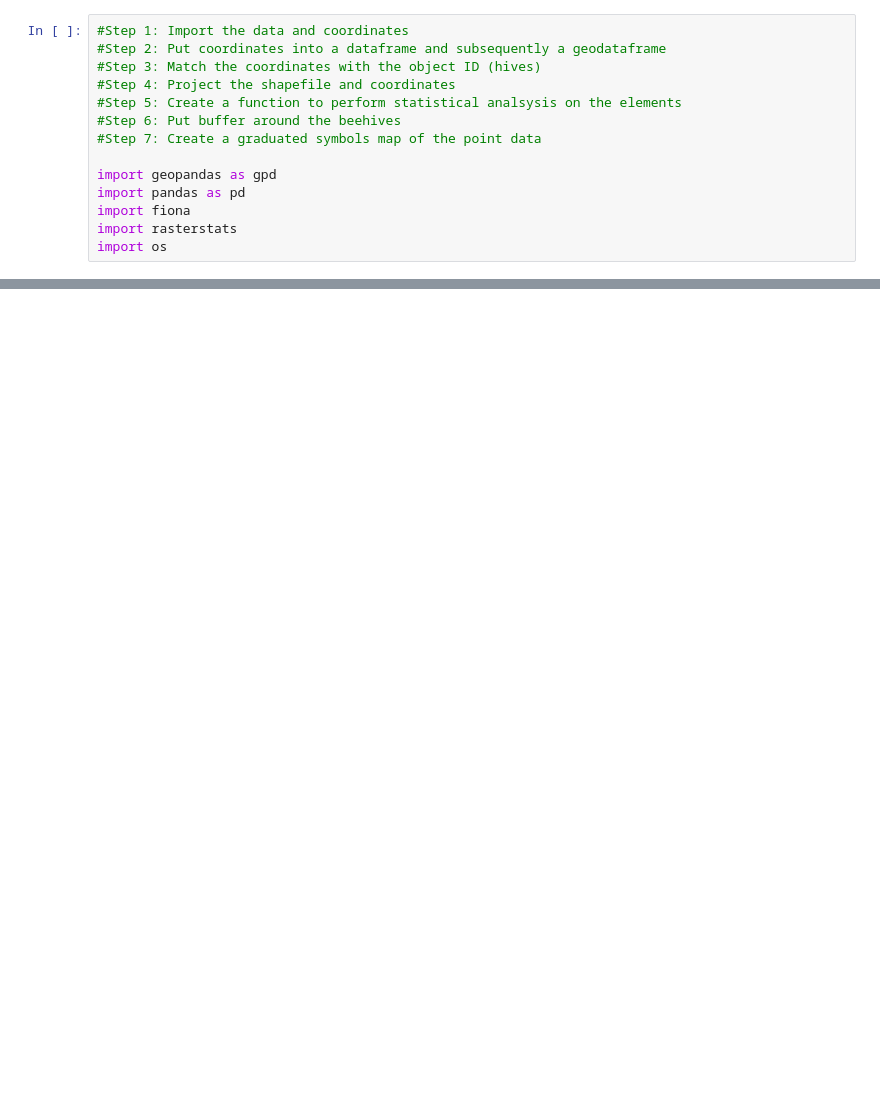
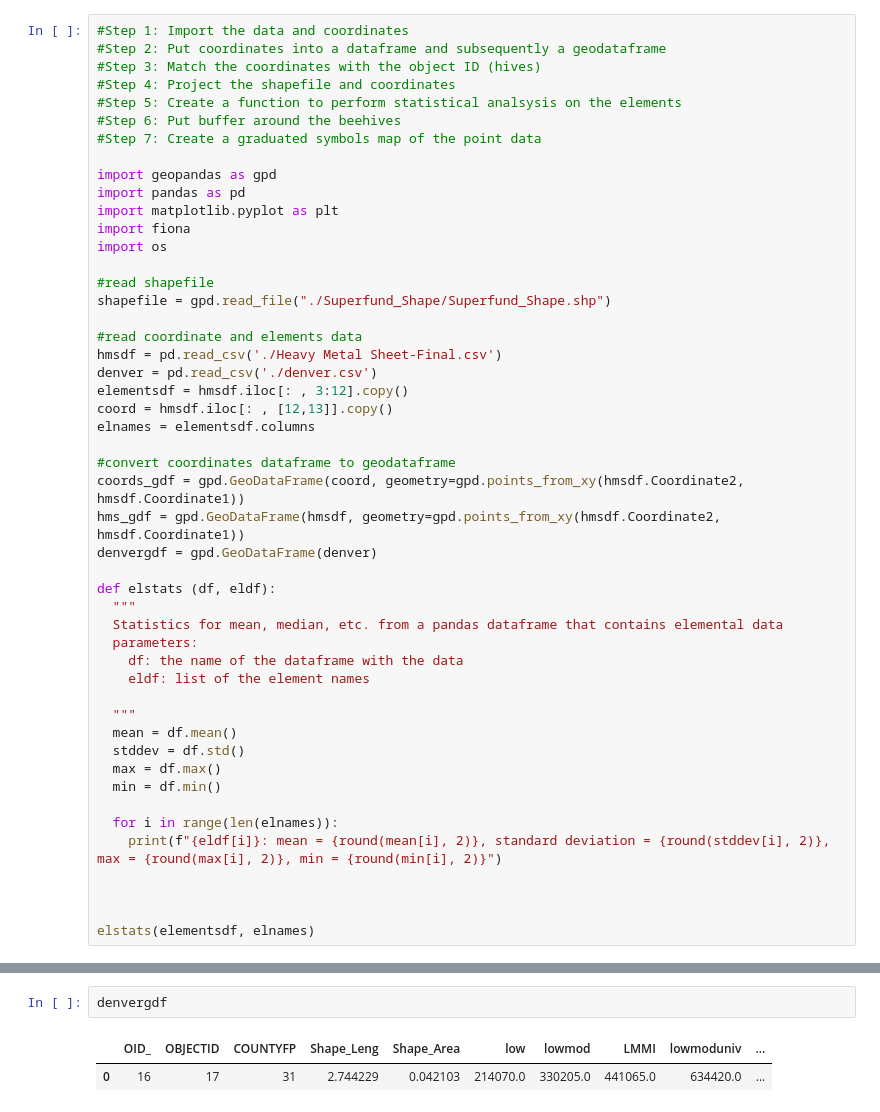
Before and after one commit to hannahrlarsen/GEOG5092_Final_Proj, a Jupyter notebook: finalproject.ipynb, the cells around one changed output, grey strips where cells are left out. Saved outputs shown, nothing was run; the diff lists cells and outputs as text; blank space fills up the shorter version.

```diff
--- a/finalproject.ipynb
+++ b/finalproject.ipynb
@@ -9,6 +9,41 @@
 
 import geopandas as gpd
 import pandas as pd
+import matplotlib.pyplot as plt
 import fiona
-import rasterstats
 import os
+
+#read shapefile
+shapefile = gpd.read_file("./Superfund_Shape/Superfund_Shape.shp")
+
+#read coordinate and elements data
+hmsdf = pd.read_csv('./Heavy Metal Sheet-Final.csv')
+denver = pd.read_csv('./denver.csv')
+elementsdf = hmsdf.iloc[: , 3:12].copy()
+coord = hmsdf.iloc[: , [12,13]].copy()
+elnames = elementsdf.columns
+
+#convert coordinates dataframe to geodataframe
+coords_gdf = gpd.GeoDataFrame(coord, geometry=gpd.points_from_xy(hmsdf.Coordinate2, hmsdf.Coordinate1))
+hms_gdf = gpd.GeoDataFrame(hmsdf, geometry=gpd.points_from_xy(hmsdf.Coordinate2, hmsdf.Coordinate1))
+denvergdf = gpd.GeoDataFrame(denver)
+
+def elstats (df, eldf):
+  """
+  Statistics for mean, median, etc. from a pandas dataframe that contains elemental data
+  parameters:
+    df: the name of the dataframe with the data
+    eldf: list of the element names
+
+  """
+  mean = df.mean()
+  stddev = df.std()
+  max = df.max()
+  min = df.min()
+
+  for i in range(len(elnames)):
+    print(f"{eldf[i]}: mean = {round(mean[i], 2)}, standard deviation = {round(stddev[i], 2)}, max = {round(max[i], 2)}, min = {round(min[i], 2)}")
+
+
+
+elstats(elementsdf, elnames)
@@ -97,2 +60,7 @@ Sb: mean = 11.39, standard deviation = 1.2, max = 13.21, min = 9.68
+# %%
+denvergdf
+# %% [output]
+|  | OID_ | OBJECTID | COUNTYFP | Shape_Leng | Shape_Area | low | lowmod | LMMI | lowmoduniv | ... |
+| 0 | 16 | 17 | 31 | 2.744229 | 0.042103 | 214070.0 | 330205.0 | 441065.0 | 634420.0 | ... |
 # %%
 #set the initial geodataframe crs
```
Also changed, not shown: parts of 7 cells of this notebook.
